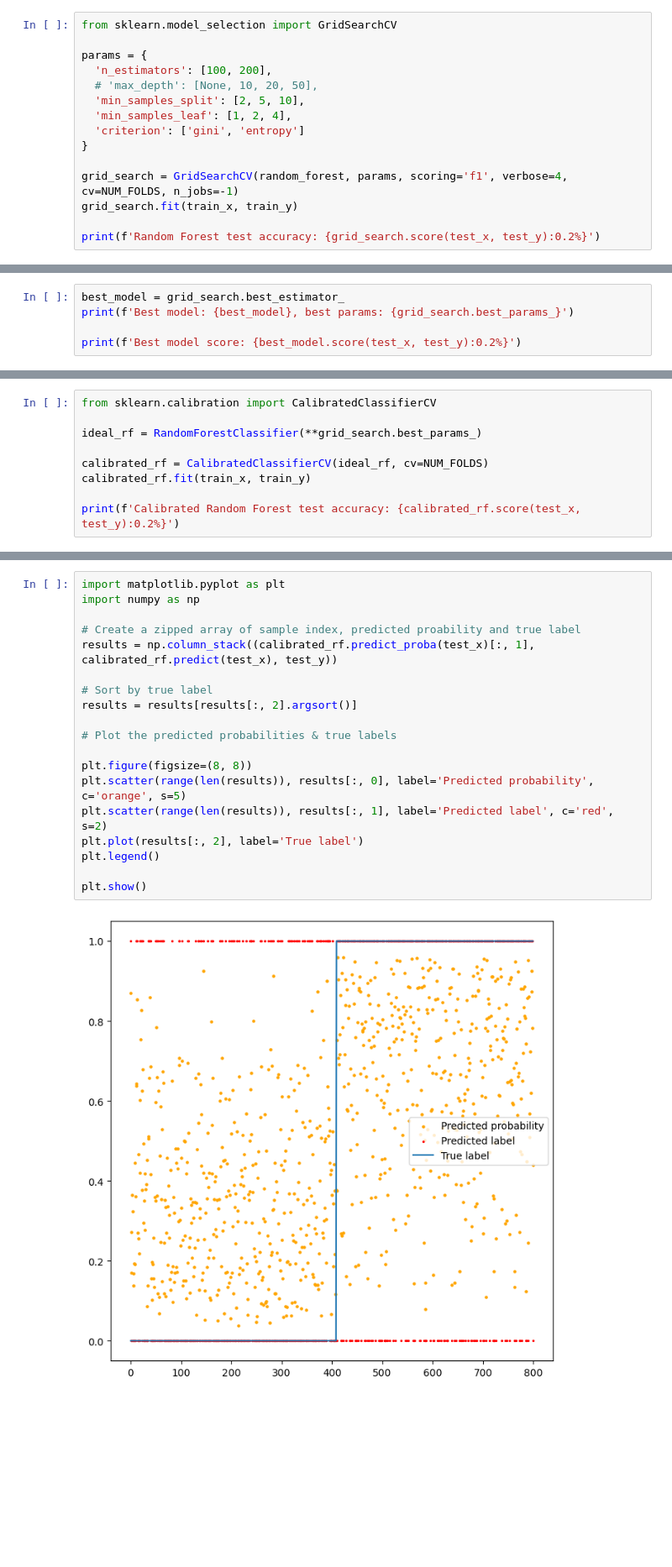
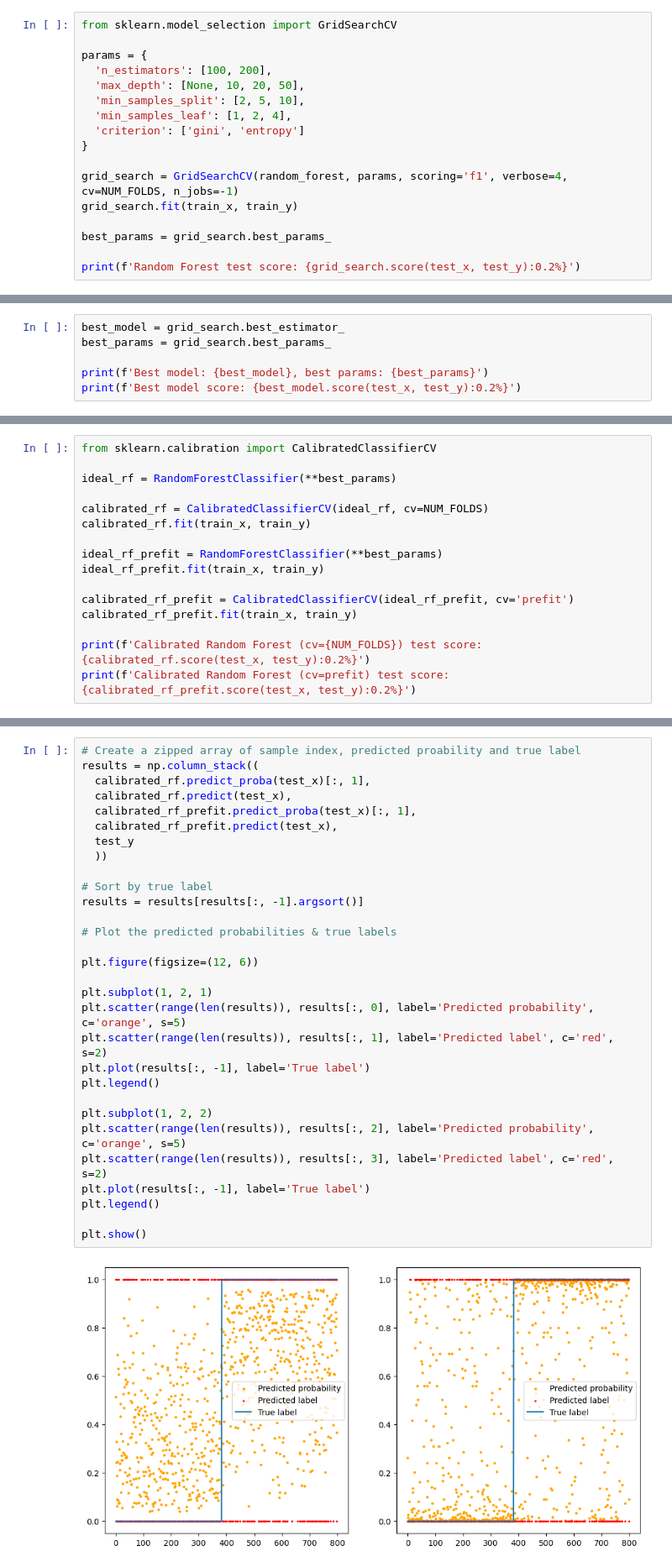
Before and after one commit to Yuval-Yarom/Predicting-Drinking-Water-Potability, a Jupyter notebook: Models/random_forest.ipynb, the cells around one changed output, grey strips where cells are left out. Shown at 84% size. Cells and saved outputs as stored; diff of their text form; blank space fills up the shorter version.

Commit message:
Random forest improvements

```diff
--- a/Models/random_forest.ipynb
+++ b/Models/random_forest.ipynb
@@ -72,7 +74,7 @@ from sklearn.model_selection import GridSearchCV
 
 params = {
   'n_estimators': [100, 200],
-  # 'max_depth': [None, 10, 20, 50],
+  'max_depth': [None, 10, 20, 50],
   'min_samples_split': [2, 5, 10],
   'min_samples_leaf': [1, 2, 4],
   'criterion': ['gini', 'entropy']
@@ -81,5 +83,7 @@ params = {
 grid_search = GridSearchCV(random_forest, params, scoring='f1', verbose=4, cv=NUM_FOLDS, n_jobs=-1)
 grid_search.fit(train_x, train_y)
 
-print(f'Random Forest test accuracy: {grid_search.score(test_x, test_y):0.2%}')
+best_params = grid_search.best_params_
+
+print(f'Random Forest test score: {grid_search.score(test_x, test_y):0.2%}')
 # %% [output]
@@ -88,6 +92,7 @@ Random Forest test accuracy: 75.64%
 # %%
 best_model = grid_search.best_estimator_
-print(f'Best model: {best_model}, best params: {grid_search.best_params_}')
+best_params = grid_search.best_params_
 
+print(f'Best model: {best_model}, best params: {best_params}')
 print(f'Best model score: {best_model.score(test_x, test_y):0.2%}')
 # %% [output]
@@ -96,10 +133,17 @@ Best model score: 76.25%
 # %%
 from sklearn.calibration import CalibratedClassifierCV
 
-ideal_rf = RandomForestClassifier(**grid_search.best_params_)
+ideal_rf = RandomForestClassifier(**best_params)
 
 calibrated_rf = CalibratedClassifierCV(ideal_rf, cv=NUM_FOLDS)
 calibrated_rf.fit(train_x, train_y)
 
-print(f'Calibrated Random Forest test accuracy: {calibrated_rf.score(test_x, test_y):0.2%}')
+ideal_rf_prefit = RandomForestClassifier(**best_params)
+ideal_rf_prefit.fit(train_x, train_y)
+
+calibrated_rf_prefit = CalibratedClassifierCV(ideal_rf_prefit, cv='prefit')
+calibrated_rf_prefit.fit(train_x, train_y)
+
+print(f'Calibrated Random Forest (cv={NUM_FOLDS}) test score: {calibrated_rf.score(test_x, test_y):0.2%}')
+print(f'Calibrated Random Forest (cv=prefit) test score: {calibrated_rf_prefit.score(test_x, test_y):0.2%}')
 # %% [output]
@@ -117,21 +162,32 @@ array([[0.70661595, 0.29338405],
 # %%
-import matplotlib.pyplot as plt
-import numpy as np
-
 # Create a zipped array of sample index, predicted proability and true label
-results = np.column_stack((calibrated_rf.predict_proba(test_x)[:, 1], calibrated_rf.predict(test_x), test_y))
+results = np.column_stack((
+  calibrated_rf.predict_proba(test_x)[:, 1],
+  calibrated_rf.predict(test_x),
+  calibrated_rf_prefit.predict_proba(test_x)[:, 1],
+  calibrated_rf_prefit.predict(test_x),
+  test_y
+  ))
 
 # Sort by true label
-results = results[results[:, 2].argsort()]
+results = results[results[:, -1].argsort()]
 
 # Plot the predicted probabilities & true labels
 
-plt.figure(figsize=(8, 8))
+plt.figure(figsize=(12, 6))
+
+plt.subplot(1, 2, 1)
 plt.scatter(range(len(results)), results[:, 0], label='Predicted probability', c='orange', s=5)
 plt.scatter(range(len(results)), results[:, 1], label='Predicted label', c='red', s=2)
-plt.plot(results[:, 2], label='True label')
+plt.plot(results[:, -1], label='True label')
+plt.legend()
+
+plt.subplot(1, 2, 2)
+plt.scatter(range(len(results)), results[:, 2], label='Predicted probability', c='orange', s=5)
+plt.scatter(range(len(results)), results[:, 3], label='Predicted label', c='red', s=2)
+plt.plot(results[:, -1], label='True label')
 plt.legend()
 
 plt.show()
 # %% [output]
-[figure, old version]
+[figure, new version]
```
Also changed, not shown: parts of 10 cells of this notebook.
